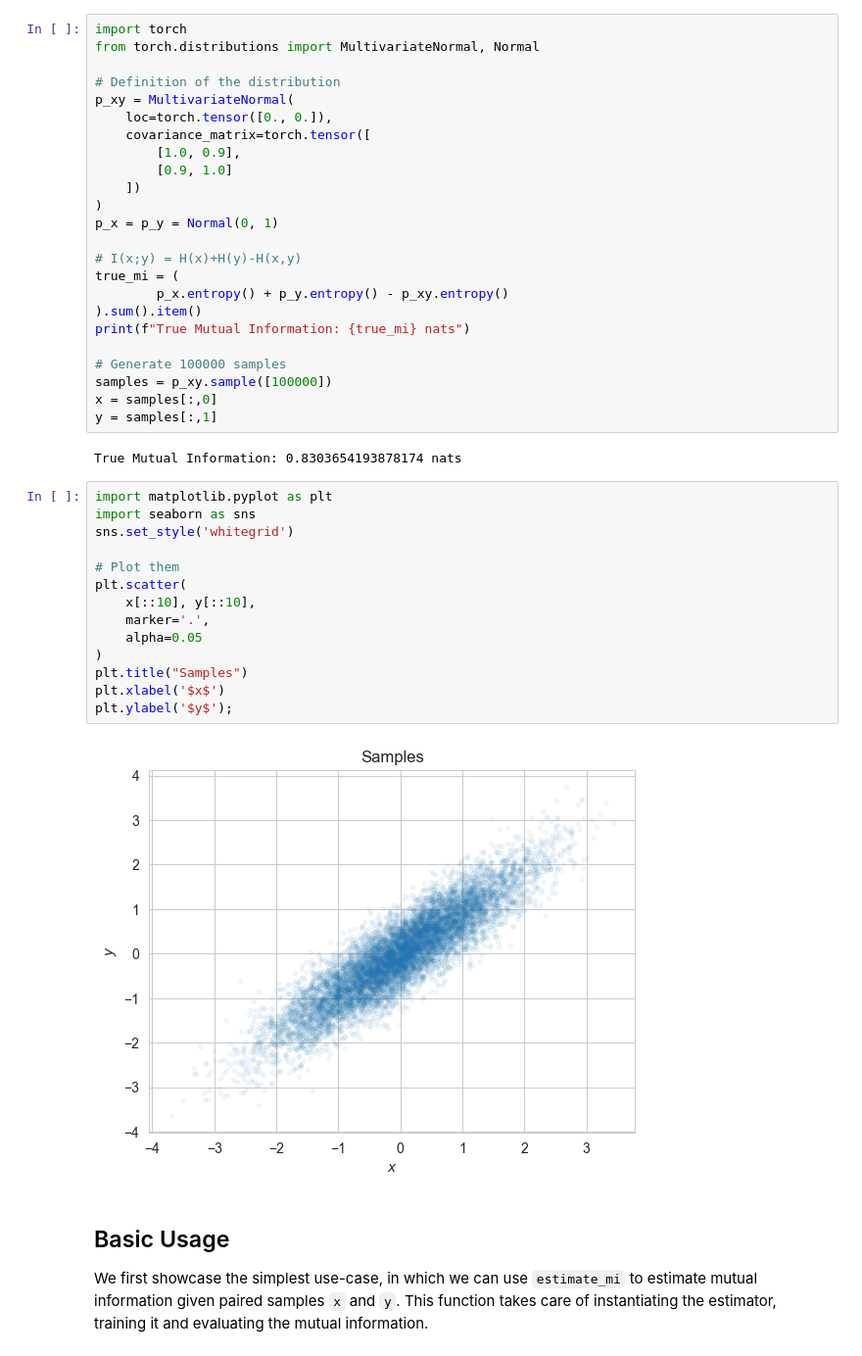
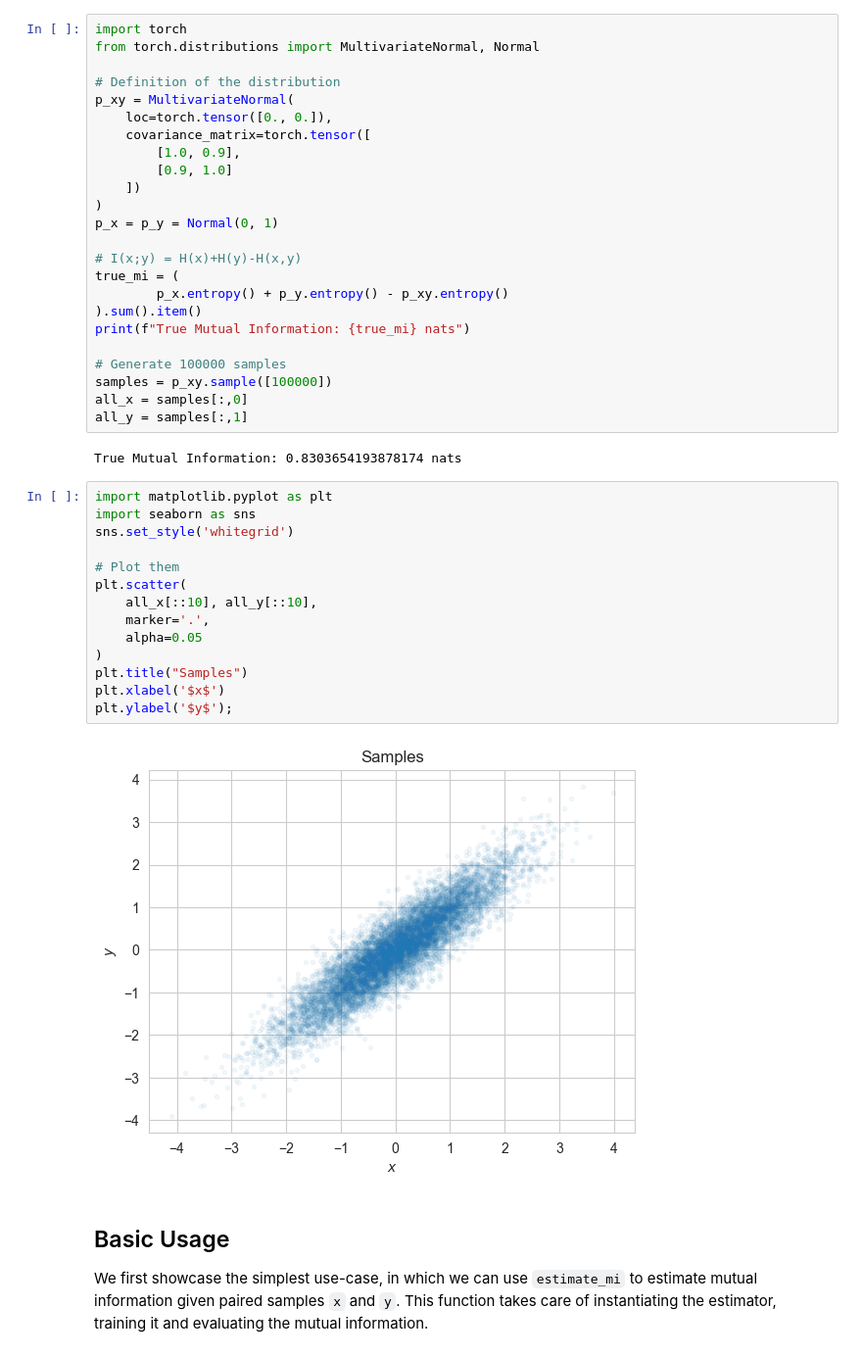
Before and after one commit to mfederici/torch-mist, a Jupyter notebook: docs/notebooks/usage.ipynb, the cells around one changed output. Shown at 98% size. Drawn from its saved outputs; the diff is of its cells as text.

```diff
--- a/docs/notebooks/usage.ipynb
+++ b/docs/notebooks/usage.ipynb
@@ -27,26 +27,26 @@ print(f"True Mutual Information: {true_mi} nats")
 
 # Generate 100000 samples
 samples = p_xy.sample([100000])
-x = samples[:,0]
-y = samples[:,1]
+all_x = samples[:,0]
+all_y = samples[:,1]
 # %% [output]
 True Mutual Information: 0.8303654193878174 nats
 # %%
 import matplotlib.pyplot as plt
 import seaborn as sns
 sns.set_style('whitegrid')
 
 # Plot them
 plt.scatter(
-    x[::10], y[::10],
+    all_x[::10], all_y[::10],
     marker='.',
     alpha=0.05
 )
 plt.title("Samples")
 plt.xlabel('$x$')
 plt.ylabel('$y$');
 # %% [output]
-[figure, old version]
+[figure, new version]
 # %% [markdown]
 ## Basic Usage
 We first showcase the simplest use-case, in which we can use `estimate_mi` to estimate mutual information given paired samples `x` and `y`. This function takes care of instantiating the estimator, training it and evaluating the mutual information.
```
Also changed, not shown: parts of 11 cells of this notebook, 24 other files.
